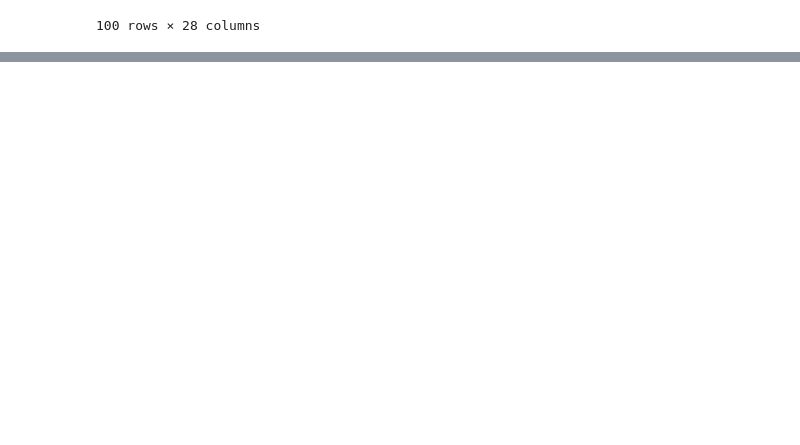
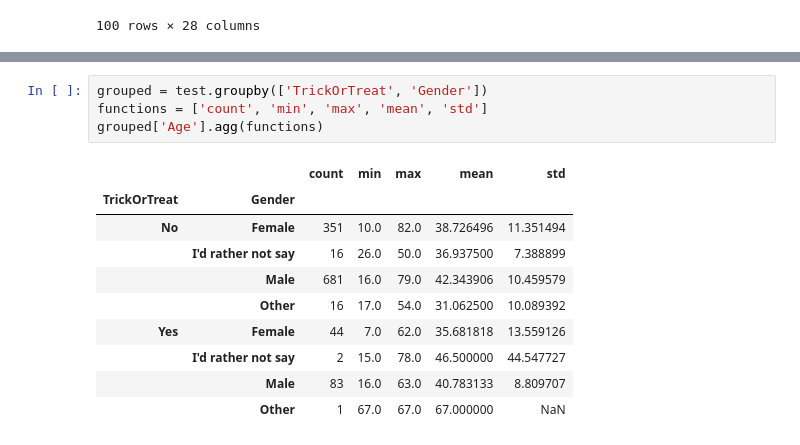
Before and after one commit to ScottBreitbach/DSC540, a Jupyter notebook: Weeks7-8/Test.ipynb, the cells around one changed output, grey strips where cells are left out. Drawn from its saved outputs; the diff is of its cells as text; blank space fills up the shorter version.

```diff
--- a/Weeks7-8/Test.ipynb
+++ b/Weeks7-8/Test.ipynb
@@ -1204,0 +1260,15 @@ pd.pivot_table(test, columns='Country', values=list(test.columns[6:]))
+# %%
+grouped = test.groupby(['TrickOrTreat', 'Gender'])
+functions = ['count', 'min', 'max', 'mean', 'std']
+grouped['Age'].agg(functions)
+# %% [output]
+|  |  | count | min | max | mean | std |
+| TrickOrTreat | Gender |  |  |  |  |  |
+| No | Female | 351 | 10.0 | 82.0 | 38.726496 | 11.351494 |
+|  | I'd rather not say | 16 | 26.0 | 50.0 | 36.937500 | 7.388899 |
+|  | Male | 681 | 16.0 | 79.0 | 42.343906 | 10.459579 |
+|  | Other | 16 | 17.0 | 54.0 | 31.062500 | 10.089392 |
+| Yes | Female | 44 | 7.0 | 62.0 | 35.681818 | 13.559126 |
+|  | I'd rather not say | 2 | 15.0 | 78.0 | 46.500000 | 44.547727 |
+|  | Male | 83 | 16.0 | 63.0 | 40.783133 | 8.809707 |
+|  | Other | 1 | 67.0 | 67.0 | 67.000000 | NaN |
```
Also changed, not shown: parts of 42 cells of this notebook.
